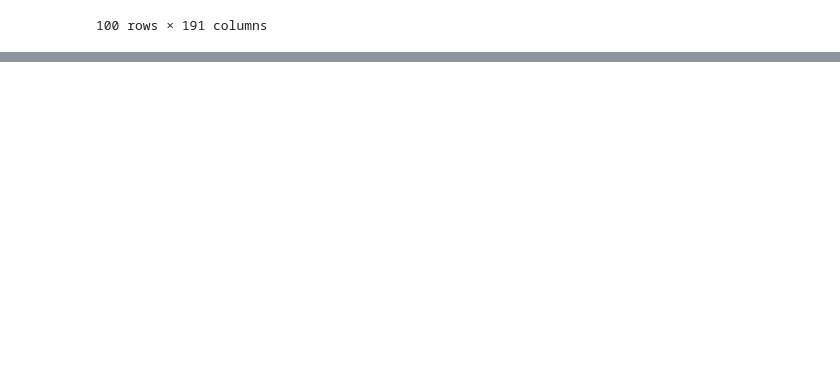
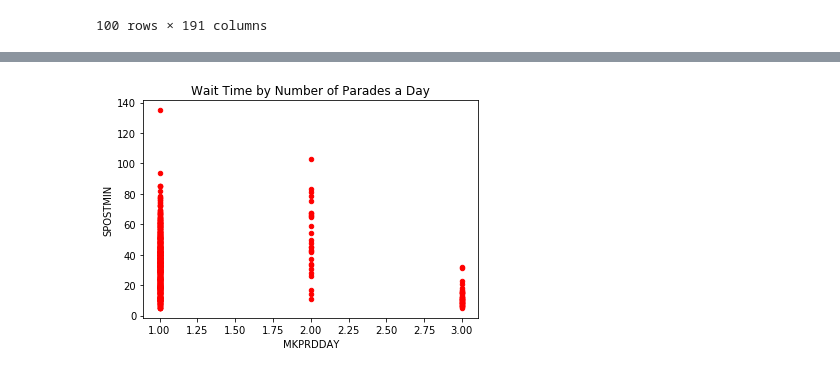
Before and after one commit to daviding11/Splash-Mountain-Wait-Time-Analysis, a Jupyter notebook: DataWrangling-Copy1-LW.ipynb, the cells around one changed output, grey strips where cells are left out. Cells and saved outputs as stored; diff of their text form; code cells hidden in the pictures; blank space fills up the shorter version.

```diff
--- a/DataWrangling-Copy1-LW.ipynb
+++ b/DataWrangling-Copy1-LW.ipynb
@@ -125,0 +127,3 @@ sns.distplot(xmas['SPOSTMIN'], hist = False, kde = True,
+# %%
+#dropping columns that are outside of magic kingdom in meta_splash2
+meta_splash2 = meta_splash2.drop(['EPFIREWK','EPFIRET1','EPFIRET2','EPFIREN','HSPRDDAY','HSPRDDT1','HSPRDDN','HSFIREWK','HSFIRET1','HSFIRET2','HSFIREN','HSSHWNGT','HSSHWNT1','HSSHWNT2','HSSHWNN','HSFIREWKS','AKPRDDAY','AKPRDDT1','AKPRDDT2','AKPRDDN','AKFIREN','AKSHWNGT','AKSHWNT1','AKSHWNT2','AKSHWNN'], axis=1)
@@ -125,0 +141,25 @@ sns.distplot(xmas['SPOSTMIN'], hist = False, kde = True,
+# %%
+#DAY TIME PARADES
+
+#3 unique day parades: Celebrate A Dream Come True Parade
+#Mickey's Once Upon a Christmastime Parade
+#Disney Festival of Fantasy Parade
+
+#separated each parade
+dream = meta_splash2[meta_splash2.MKPRDDN == 'Celebrate A Dream Come True Parade']
+xmastime = meta_splash2[meta_splash2.MKPRDDN == "Mickey's Once Upon a Christmastime Parad"]
+fantasy = meta_splash2[meta_splash2.MKPRDDN == 'Disney Festival of Fantasy Parade']
+
+#drop night time parades
+dream = dream.drop(['MKPRDNGT','MKPRDNT1','MKPRDNT2','MKPRDNN','MKFIREWK','MKFIRET1','MKFIRET2','MKFIREN'], axis = 1)
+xmastime = xmastime.drop(['MKPRDNGT','MKPRDNT1','MKPRDNT2','MKPRDNN','MKFIREWK','MKFIRET1','MKFIRET2','MKFIREN'], axis = 1)
+fantasy = fantasy.drop(['MKPRDNGT','MKPRDNT1','MKPRDNT2','MKPRDNN','MKFIREWK','MKFIRET1','MKFIRET2','MKFIREN'], axis = 1)
+
+#number of each parad in total by day
+dream.count() #633 instances
+xmastime.count() #74 instances...Parade is spelled wrong in dataset
+fantasy.count() #1,673 instances
+meta_splash2['MKPRDDAY'].count() # = 2381 total day time parades / day
+
+
+dream.head()
@@ -125,0 +178,6 @@ sns.distplot(xmas['SPOSTMIN'], hist = False, kde = True,
+# %%
+dream.plot(kind='scatter',x='MKPRDDAY',y='SPOSTMIN',color='red')
+plt.title('Wait Time by Number of Parades a Day')
+plt.show()
+# %% [output]
+[figure, added]
```
Also changed, not shown: parts of 15 cells of this notebook.
